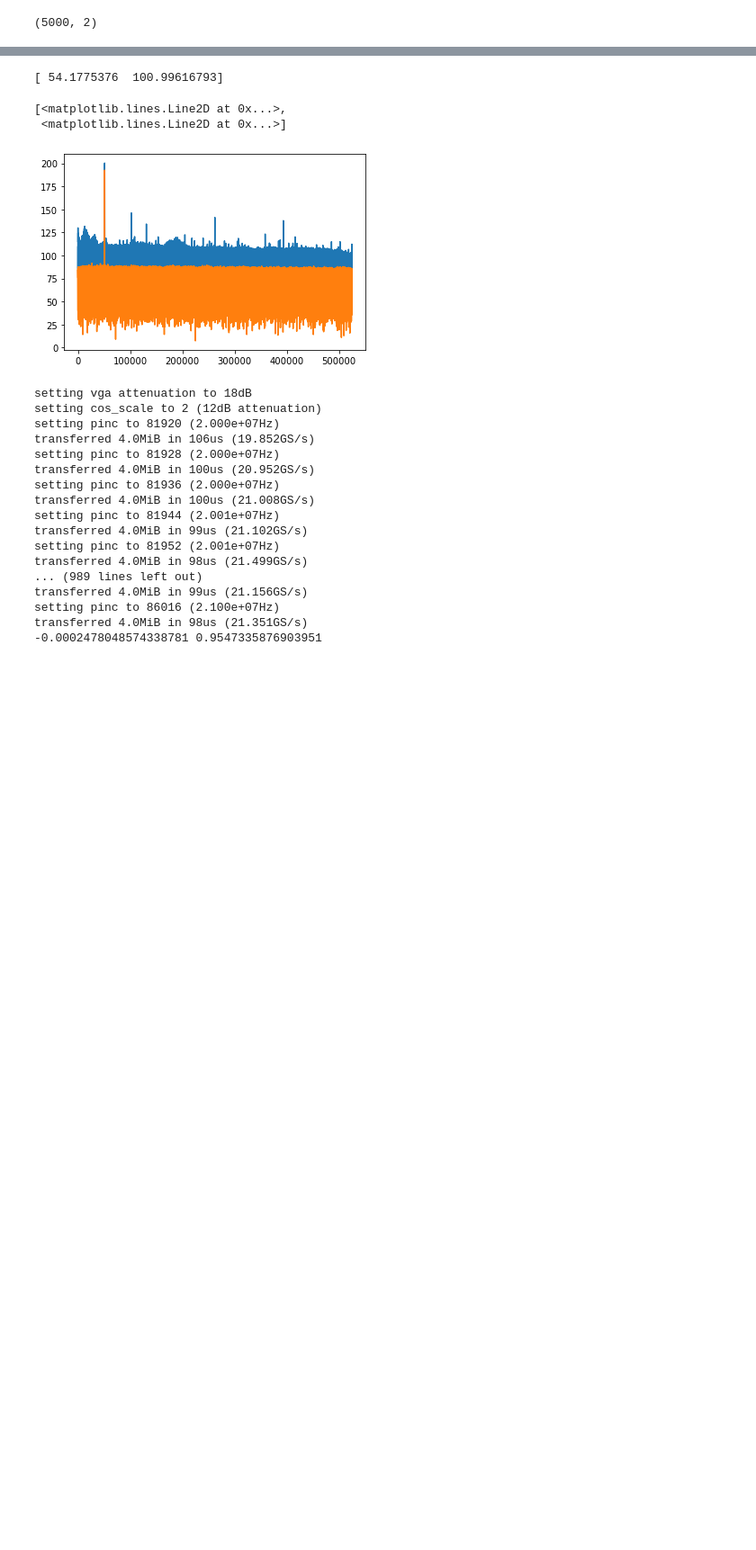
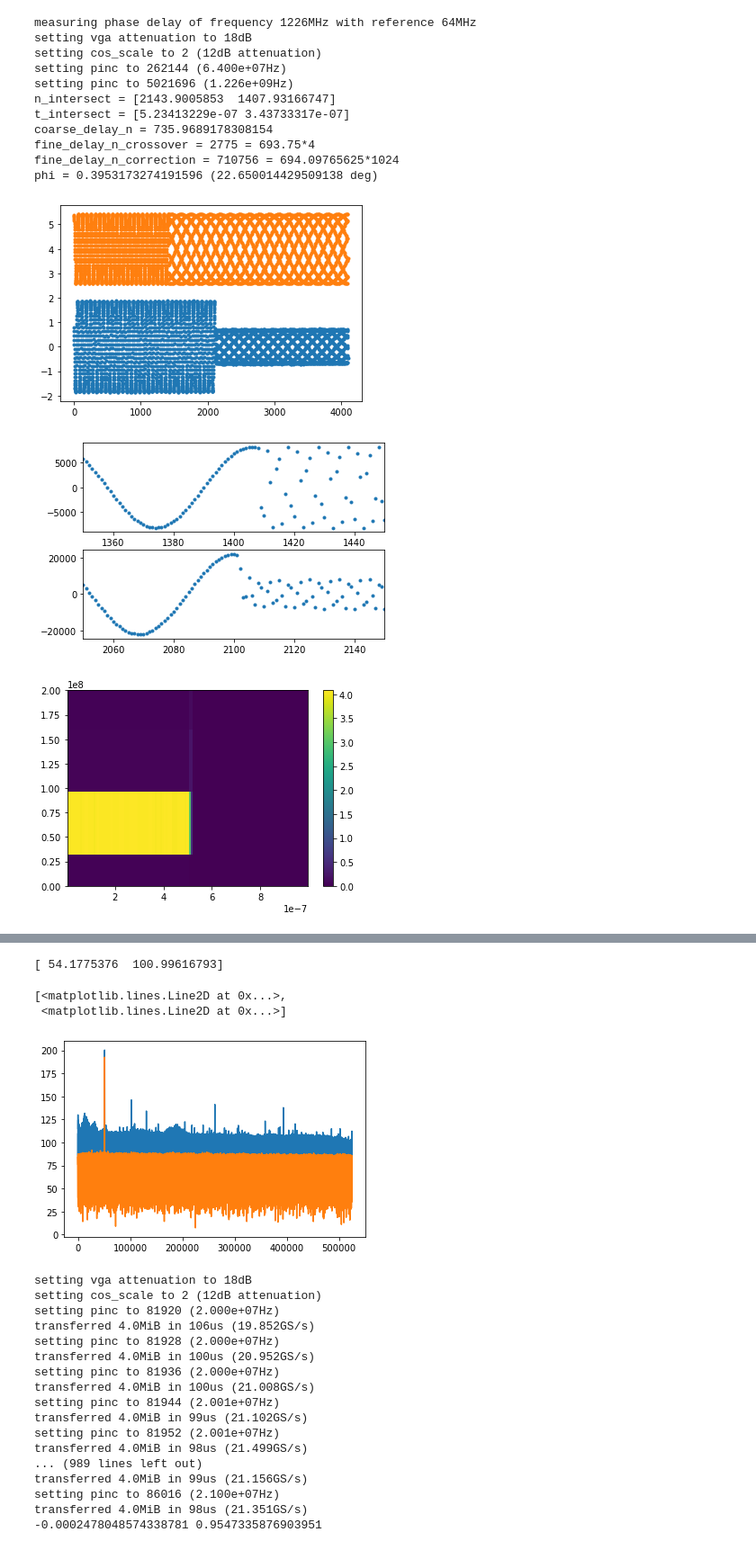
Before and after one commit to qnngroup/rfsoc_dds, a Jupyter notebook: pynq/dds_loopback_overlay.ipynb, the cells around one changed output, grey strips where cells are left out. Shown: that part at 90% size. Drawn from its saved outputs; the diff is of its cells as text; code cells hidden in the pictures; blank space fills up the shorter version.

Commit message:
got phase measurement working omfg!!!!!!

```diff
--- a/pynq/dds_loopback_overlay.ipynb
+++ b/pynq/dds_loopback_overlay.ipynb
@@ -5,7 +5,5 @@ import scipy.io
 import time
 from dds_loopback import DDSOverlay
 # %%
-#ol = DDSOverlay(bitfile_name='hw/top_dac_feedthrough_afe_w_spi.bit',dbg=True,plot=False,n_buffers=1,download=True)
-#ol = DDSOverlay(bitfile_name='hw/top_dac_feedthrough_afe_w_spi_autotrig.bit',dbg=True,plot=False,n_buffers=1,download=True)
-ol = DDSOverlay(bitfile_name='hw/top_dac_feedthrough_afe_w_spi_trig_select.bit',dbg=True,plot=False,n_buffers=1,download=True)
+ol = DDSOverlay(bitfile_name='hw/top_dac_feedthrough_dual_frontend_w_spi_trig_select.bit',dbg=True,plot=False,n_buffers=1,download=True)
 # %% [output]
@@ -13,32 +10,0 @@ loading bitfile hw/top.bit
-# %%
-ol.plot = False
-ol.set_vga_atten_dB(18)
-ol.set_dac_atten_dB(12)
-freqs = np.array([47e6, 1700e6 + ol.f_samp/(2**ol.phase_bits)])
-for source in ['afe', 'balun']:
-    ol.set_adc_source(source)
-    for i,freq in enumerate(freqs):
-        # set to manual trigger so we can update the frequency without having to do DMA
-        ol.set_sample_buffer_trigger_source('manual')
-        ol.set_freq_hz(20e6)
-        # set to auto trigger so that we capture the frequency change
-        ol.set_sample_buffer_trigger_source('dds_auto')
-        ol.set_freq_hz(freq)
-        ol.dma(0)
-        raw = ol.dma_buffers[0][1000:3000,:]*[-1, 1]
-        raw = (raw - np.mean(raw, axis=0))/np.std(raw, axis=0)
-        plt.figure()
-        plt.plot(raw + [0, 4.5], '.')
-        plt.figure()
-        plt.plot(raw[:,1], '.')
-        plt.xlim([350, 450])
-        plt.figure()
-        plt.plot(raw[:,0], '.')
-        plt.xlim([1050, 1150])
-        # set to manual trigger so that we can capture a full buffer of pure tone
-        ol.set_sample_buffer_trigger_source('manual')
-        ol.manual_trigger()
-        ol.dma(0)
-        plt.figure()
-        plt.plot(20*np.log10(abs(np.fft.rfft(ol.dma_buffers[0], axis=0))))
-ol.set_adc_source('afe')
@@ -169,4 +11,22 @@ plt.xlim([1300/ol.f_samp, 1500/ol.f_samp])
-# %%
-tvec_0
-# %% [output]
-(5000, 2)
+# %%
+tones = np.array([64e6, 1226e6])
+ol.dbg = True
+ol.plot = True
+OSR1 = 4
+OSR2 = 1024
+phi = ol.measure_phase(tones,OSR1,OSR2)
+# %% [output]
+measuring phase delay of frequency 1226MHz with reference 64MHz
+setting vga attenuation to 18dB
+setting cos_scale to 2 (12dB attenuation)
+setting pinc to 262144 (6.400e+07Hz)
+setting pinc to 5021696 (1.226e+09Hz)
+n_intersect = [2143.9005853  1407.93166747]
+t_intersect = [5.23413229e-07 3.43733317e-07]
+coarse_delay_n = 735.9689178308154
+fine_delay_n_crossover = 2775 = 693.75*4
+fine_delay_n_correction = 710756 = 694.09765625*1024
+phi = 0.3953173274191596 (22.650014429509138 deg)
+[figure, added]
+[figure, added]
+[figure, added]
```
Also changed, not shown: parts of 7 cells of this notebook, 1 other file.
